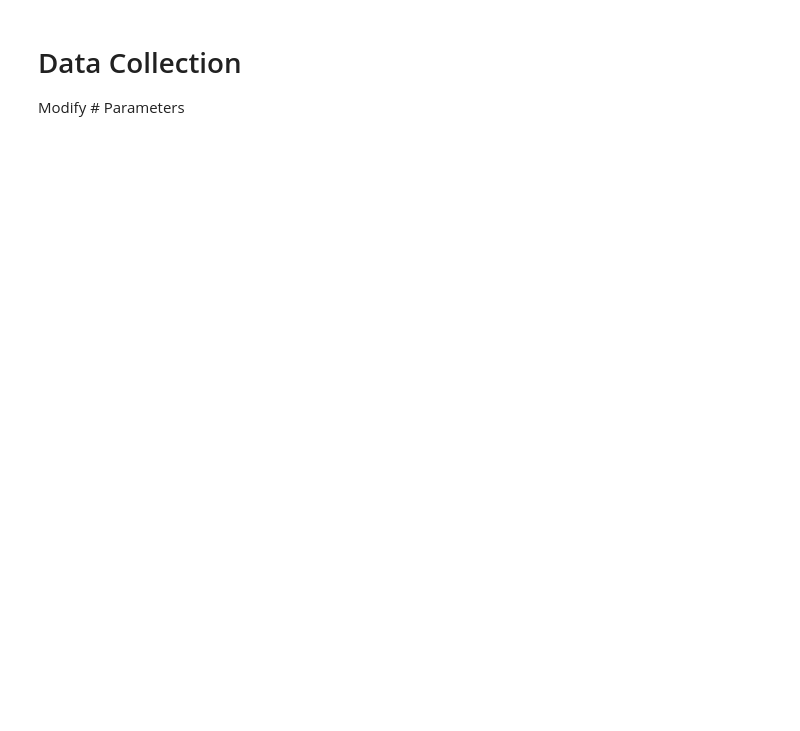
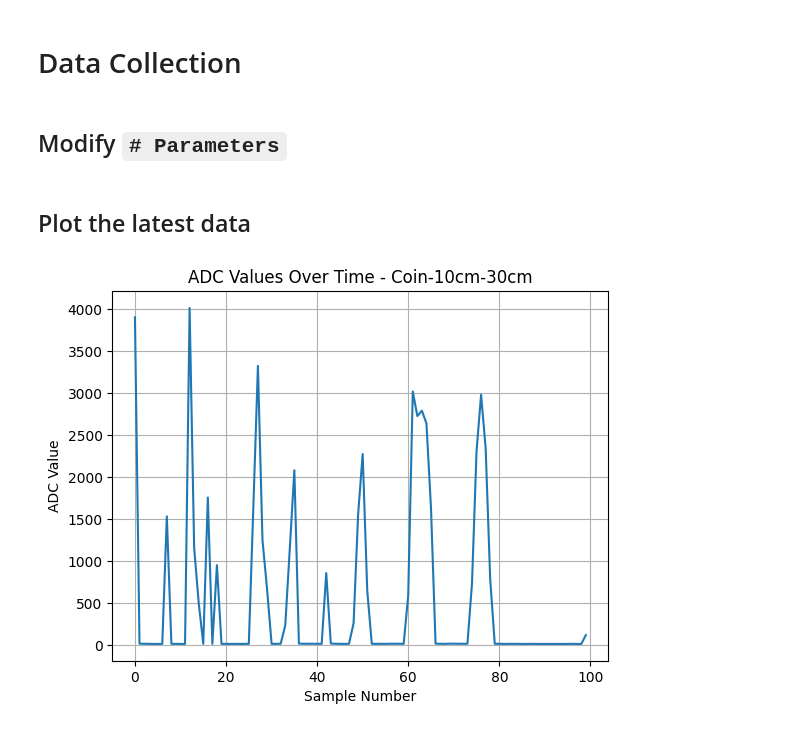
Before and after one commit to amor0094/TRC3500-2025-GroupC1, a Jupyter notebook: Project-2/python_code.ipynb, the cells around one changed output. Saved outputs shown, nothing was run; the diff lists cells and outputs as text; code cells hidden in the pictures; blank space fills up the shorter version.

````diff
--- a/Project-2/python_code.ipynb
+++ b/Project-2/python_code.ipynb
@@ -8,5 +12,6 @@ class_names = ["Coin-10cm-10cm", "Coin-10cm-30cm", "Coin-30cm-10cm", "Coin-30cm-
                "Eraser-10cm-10cm", "Eraser-10cm-30cm", "Eraser-30cm-10cm", "Eraser-30cm-30cm"]
 # %% [markdown]
 # Data Collection
-Modify # Parameters
+# %% [markdown]
+## Modify ```# Parameters```
 # %%
@@ -71 +103,18 @@ else:
 ser.close()
+# %%
+# Test
+n = 10
+df = pd.read_csv("data/data_train.csv")
+data = df.iloc[n - 1, 1:].values  # Extract the latest data values (excluding the label column)
+class_label = df.iloc[n - 1, 0]  # Extract the latest label (first column)
+# %% [markdown]
+## Plot the latest data
+# %%
+plt.plot(range(len(data)), data)  # Plot the ADC values
+plt.xlabel("Sample Number")  # Label for the x-axis
+plt.ylabel("ADC Value")  # Label for the y-axis
+plt.title(f"ADC Values Over Time - {class_names[class_label]}")  # Title of the plot
+plt.grid()  # Show grid lines on the plot
+plt.show()  # Display the plot
+# %% [output]
+[figure, added]
````
Also changed, not shown: parts of 13 cells of this notebook, 6 other files.
